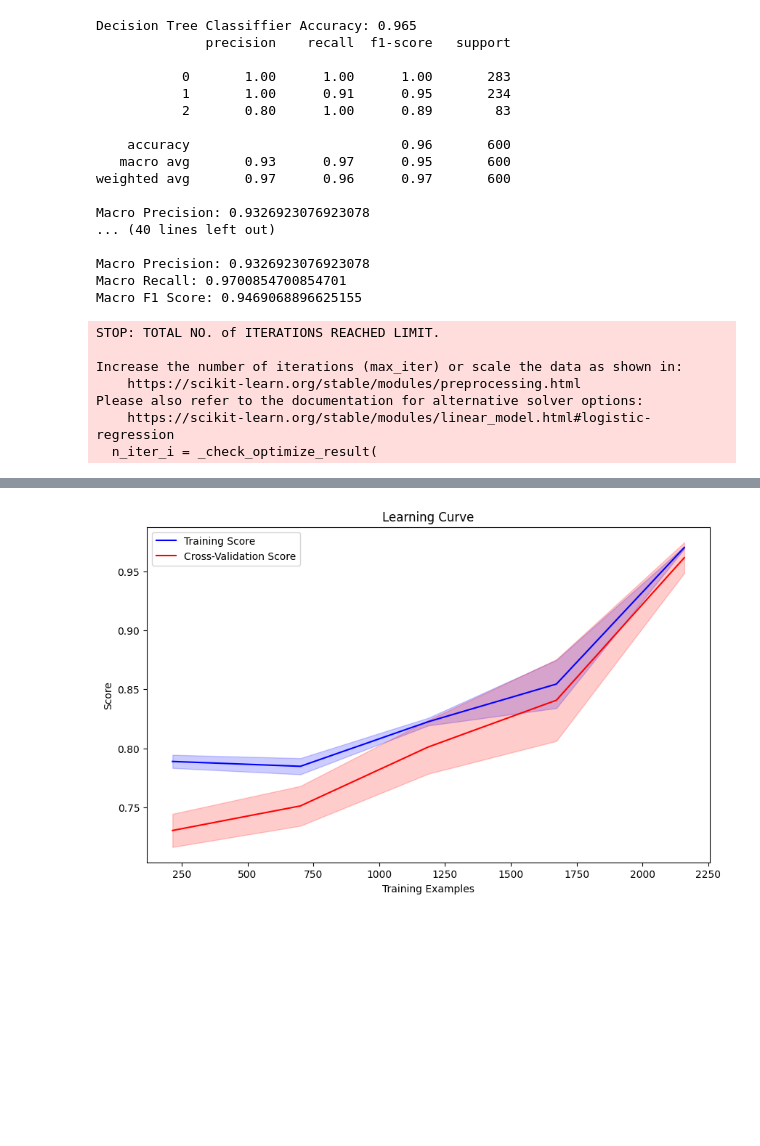
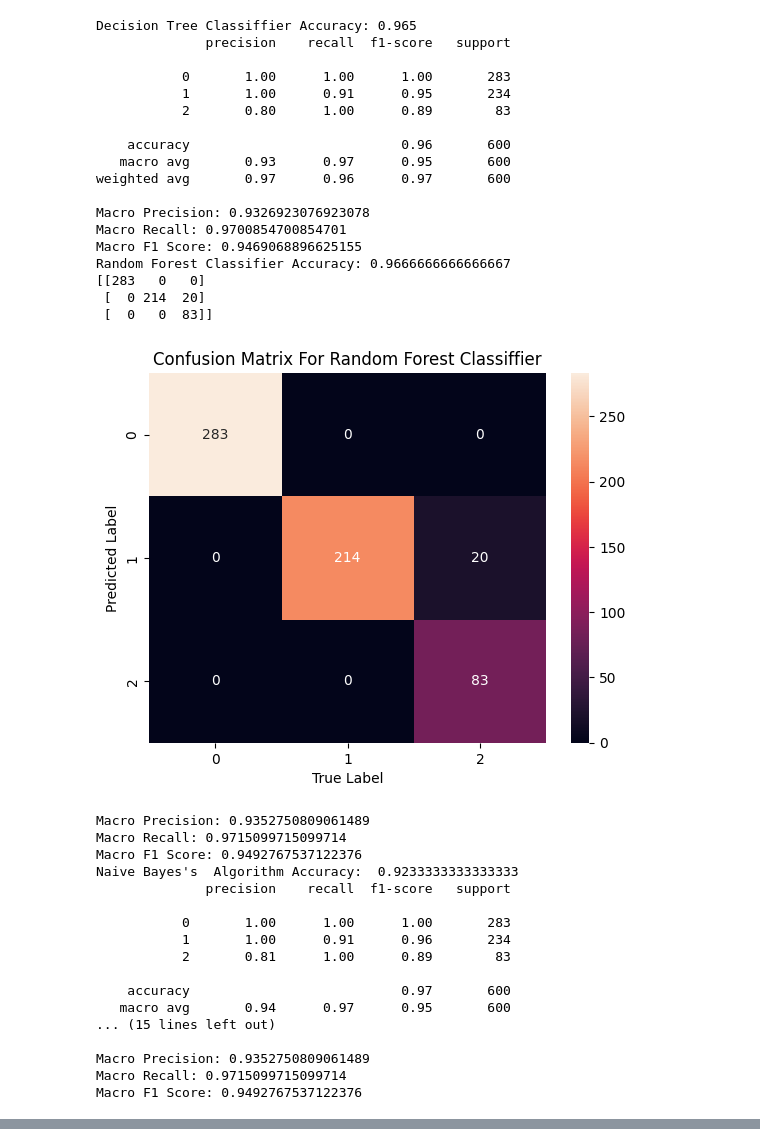
Before and after one commit to GutemaB2015/Gutema-thesis, a Jupyter notebook: Final.ipynb, the cells around one changed output, grey strips where cells are left out. Saved outputs shown, nothing was run; the diff lists cells and outputs as text; code cells hidden in the pictures; blank space fills up the shorter version.

```diff
--- a/Final.ipynb
+++ b/Final.ipynb
@@ -132,11 +132,18 @@ print("Macro F1 Score:", f1_score)
 
 
 # Create a logistic regression model
-rmfClassifier = RandomForestClassifier(n_estimators=20, max_depth=2,min_samples_split=20, max_features = 10)
+rmfClassifier = RandomForestClassifier(n_estimators=20, max_depth=2, min_samples_split=20, max_features=10)
 rmfClassifier.fit(X_train, y_train)
-predictions = rmfClassifier.predict(X_test)
-print('Random Forest Classifier Accuracy:', rmfClassifier.score(X_test, y_test))
-print(classification_report(y_test, y_pred))
+y_pred = rmfClassifier.predict(X_test)
+rmfClassifieraccuracy = rmfClassifier.score(X_test, y_test)
+print('Random Forest Classifier Accuracy:', rmfClassifieraccuracy)
+confusion = confusion_matrix(y_test, y_pred)
+print(confusion)
+sns.heatmap(confusion, annot=True, fmt="d")
+plt.xlabel("True Label")
+plt.ylabel("Predicted Label")
+plt.title("Confusion Matrix For Random Forest Classiffier")
+plt.show()
 
 precision, recall, f1_score, support = precision_recall_fscore_support(y_test, y_pred, average='macro')
 # Print extracted metrics
@@ -186,8 +193,6 @@ print("Macro Precision:", precision)
 print("Macro Recall:", recall)
 print("Macro F1 Score:", f1_score)
 
-
-
 # Create an SVM classifier
 svmClassifier = SVC(kernel='rbf', C = 450)
 svmClassifier.fit(X_train, y_train)
@@ -213,40 +218,52 @@ test_scores_mean = np.mean(test_scores, axis=1)
 test_scores_std = np.std(test_scores, axis=1)
 
 # Plot learning curve
 plt.figure(figsize=(10, 6))
 plt.plot(train_sizes, train_scores_mean, label='Training Score', color='blue')
 plt.plot(train_sizes, test_scores_mean, label='Cross-Validation Score', color='red')
 plt.fill_between(train_sizes, train_scores_mean - train_scores_std,
                  train_scores_mean + train_scores_std, alpha=0.2, color='blue')
 plt.fill_between(train_sizes, test_scores_mean - test_scores_std,
                  test_scores_mean + test_scores_std, alpha=0.2, color='red')
 plt.xlabel('Training Examples')
 plt.ylabel('Score')
 plt.title('Learning Curve')
 plt.legend()
 plt.show()
 # %% [output]
 Decision Tree Classiffier Accuracy: 0.965
               precision    recall  f1-score   support
 
            0       1.00      1.00      1.00       283
            1       1.00      0.91      0.95       234
            2       0.80      1.00      0.89        83
 
     accuracy                           0.96       600
    macro avg       0.93      0.97      0.95       600
 weighted avg       0.97      0.96      0.97       600
 
 Macro Precision: 0.9326923076923078
-... (40 lines left out)
-
-Macro Precision: 0.9326923076923078
 Macro Recall: 0.9700854700854701
 Macro F1 Score: 0.9469068896625155
+Random Forest Classifier Accuracy: 0.9666666666666667
+[[283   0   0]
+ [  0 214  20]
+ [  0   0  83]]
+[figure, new version]
-STOP: TOTAL NO. of ITERATIONS REACHED LIMIT.
+Macro Precision: 0.9352750809061489
+Macro Recall: 0.9715099715099714
+Macro F1 Score: 0.9492767537122376
+Naive Bayes's  Algorithm Accuracy:  0.9233333333333333
+              precision    recall  f1-score   support
 
-Increase the number of iterations (max_iter) or scale the data as shown in:
-    https://scikit-learn.org/stable/modules/preprocessing.html
-Please also refer to the documentation for alternative solver options:
-    https://scikit-learn.org/stable/modules/linear_model.html#logistic-regression
-  n_iter_i = _check_optimize_result(
+           0       1.00      1.00      1.00       283
+           1       1.00      0.91      0.96       234
+           2       0.81      1.00      0.89        83
+
+    accuracy                           0.97       600
+   macro avg       0.94      0.97      0.95       600
+... (15 lines left out)
+
+Macro Precision: 0.9352750809061489
+Macro Recall: 0.9715099715099714
+Macro F1 Score: 0.9492767537122376
@@ -270 +276,0 @@ Macro F1 Score: 0.9661436406665201
-[figure, old version]
```
Also changed, not shown: parts of 2 cells of this notebook.
